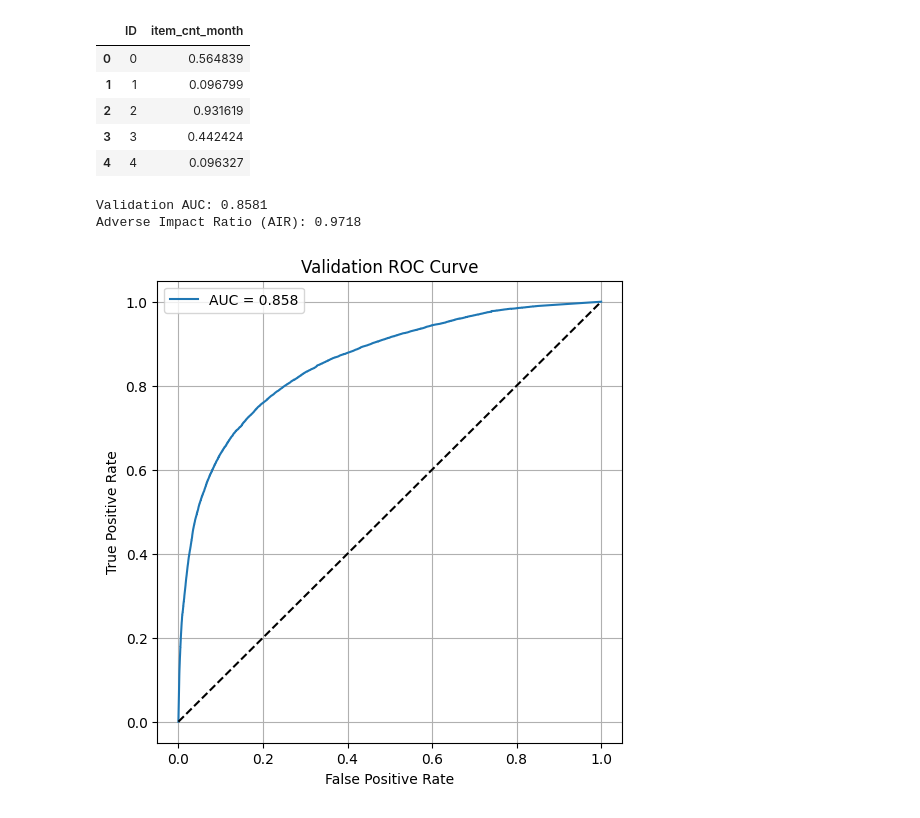
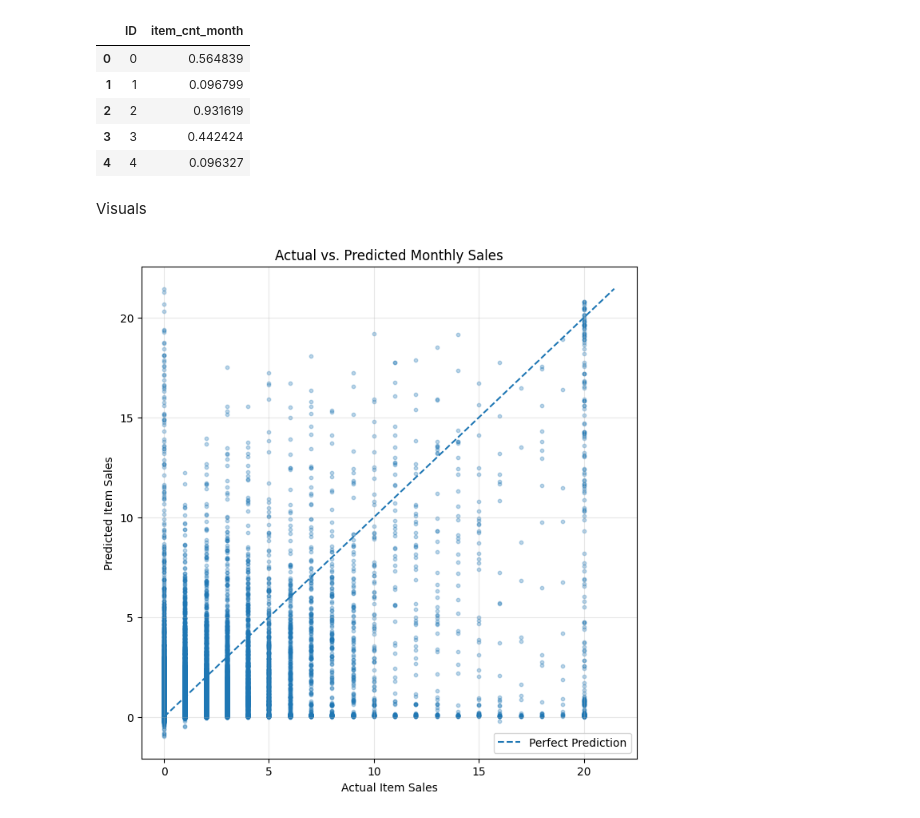
Before and after one commit to alexisfrazee/Predict-Future-Sales-DNSC-3288-Project, a Jupyter notebook: Alexis_DNSC_3288_Final_Project.ipynb, the cells around one changed output. Drawn from its saved outputs; the diff is of its cells as text; code cells hidden in the pictures.

```diff
--- a/Alexis_DNSC_3288_Final_Project.ipynb
+++ b/Alexis_DNSC_3288_Final_Project.ipynb
@@ -196,51 +212,30 @@ submission.head()
 | 2 | 2 | 0.931619 |
 | 3 | 3 | 0.442424 |
 | 4 | 4 | 0.096327 |
-# %%
-#metrics (AIR/AUC/ROC plots)
-from sklearn.metrics import roc_auc_score, roc_curve
-import matplotlib.pyplot as plt
-import numpy as np
-
-#Convert regression predictions to probabilities for AIR
-prob_val = np.clip(val_pred, 0, 20) / 20.0
-
-#Create binary labels: any sale vs. none
-y_val_binary = (y_val > 0).astype(int)
-
-#AUC Calculation
-auc = roc_auc_score(y_val_binary, prob_val)
-print("Validation AUC:", round(auc, 4))
-
-
-#protected group v. reference group defined by shop_id threshold
-protected_group = X_val['shop_id'] >= X_val['shop_id'].median()
-reference_group = X_val['shop_id'] < X_val['shop_id'].median()
-
-#prediction rule for binary classification
-y_hat_binary = (prob_val >= 0.5).astype(int)
-
-#selection rates
-SR_prot = y_hat_binary[protected_group].mean()
-SR_ref  = y_hat_binary[reference_group].mean()
-
-AIR = SR_prot / SR_ref if SR_ref > 0 else np.nan
-print("Adverse Impact Ratio (AIR):", round(AIR, 4))
-
-#plotting
-
-#ROC
-fpr, tpr, _ = roc_curve(y_val_binary, prob_val)
-plt.figure(figsize=(6, 6))
-plt.plot(fpr, tpr, label=f"AUC = {auc:.3f}")
-plt.plot([0, 1], [0, 1], 'k--')
-plt.xlabel("False Positive Rate")
-plt.ylabel("True Positive Rate")
-plt.title("Validation ROC Curve")
-plt.legend()
-plt.grid(True)
-plt.show()
-# %% [output]
-Validation AUC: 0.8581
-Adverse Impact Ratio (AIR): 0.9718
-[figure, removed]
+# %% [markdown]
+Visuals
+# %%
+import matplotlib.pyplot as plt
+import numpy as np
+
+# Get predictions for validation set
+val_preds = xgb_model.predict(X_val)
+val_true = y_val.values.flatten()
+
+# Scatter plot: Actual vs Predicted
+plt.figure(figsize=(8, 8))
+plt.scatter(val_true, val_preds, alpha=0.3, s=10)
+
+# 45-degree line for perfect prediction
+max_val = max(val_true.max(), val_preds.max())
+plt.plot([0, max_val], [0, max_val], linestyle='--', label="Perfect Prediction")
+
+# Labels & title
+plt.xlabel("Actual Item Sales")
+plt.ylabel("Predicted Item Sales")
+plt.title("Actual vs. Predicted Monthly Sales")
+plt.legend()
+plt.grid(alpha=0.3)
+plt.show()
+# %% [output]
+[figure, added]
```
Also changed, not shown: parts of 10 cells of this notebook.
